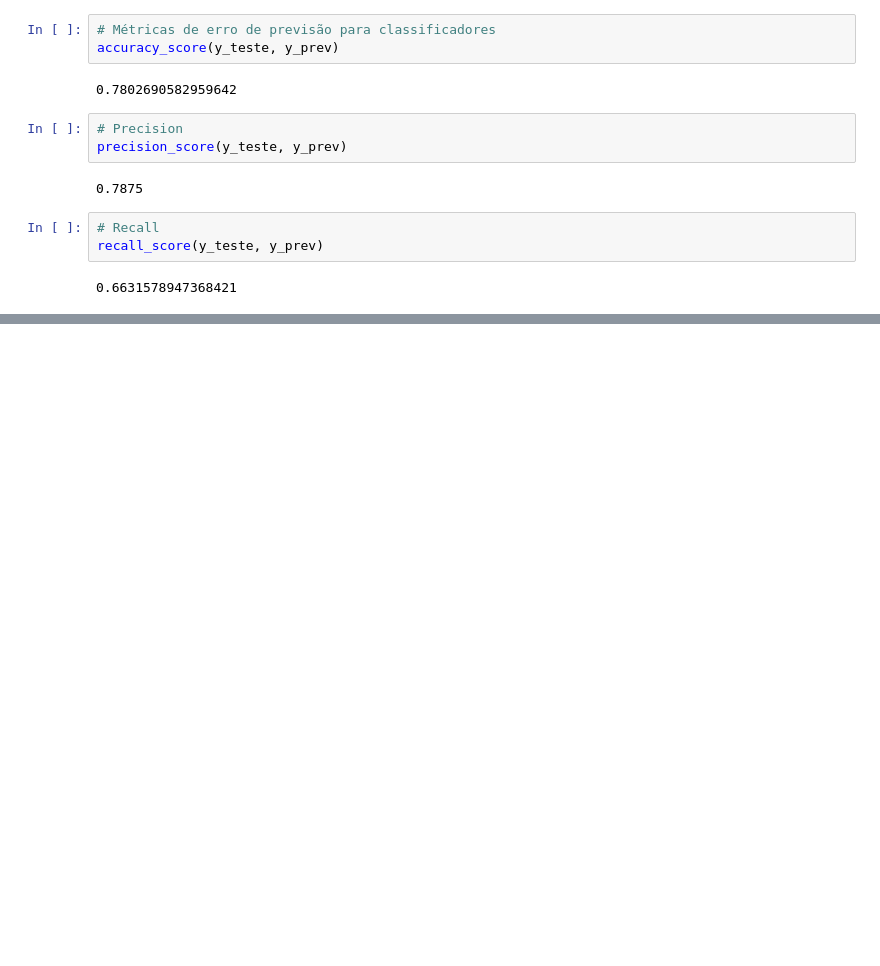
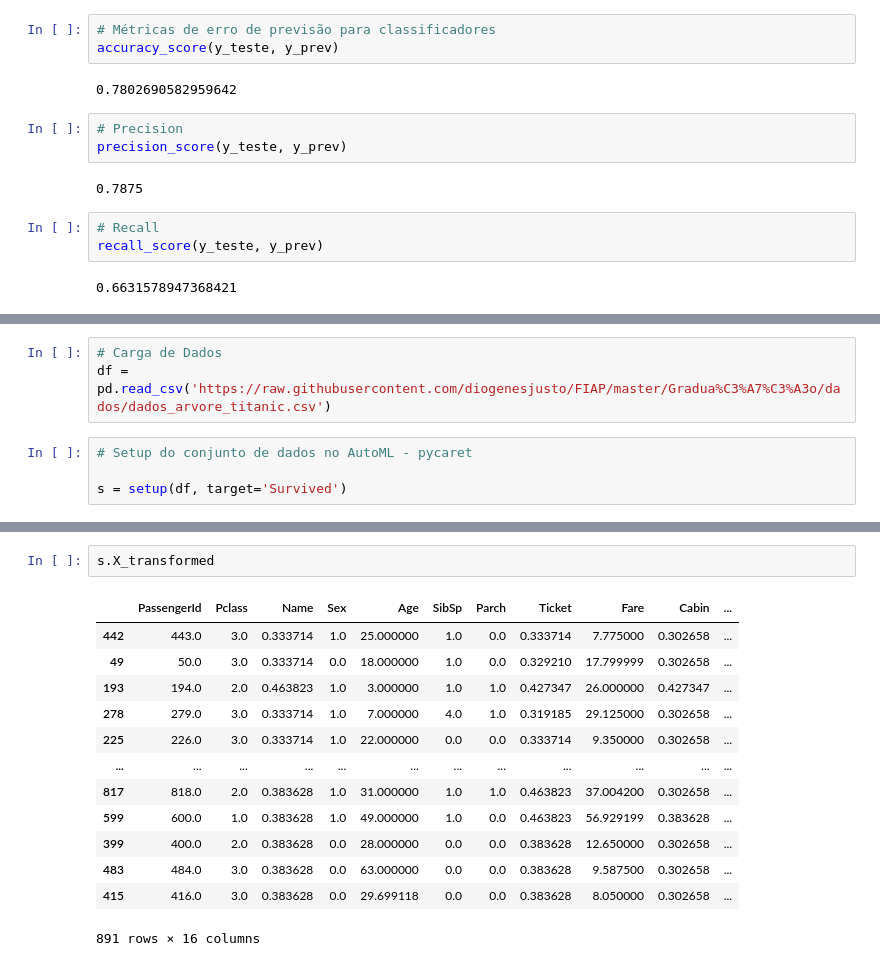
Before and after one commit to f3lipems/big-data-science, a Jupyter notebook: decision_tree.ipynb, the cells around one changed output, grey strips where cells are left out. Saved outputs shown, nothing was run; the diff lists cells and outputs as text; blank space fills up the shorter version.

```diff
--- a/decision_tree.ipynb
+++ b/decision_tree.ipynb
@@ -83,0 +92,7 @@ recall_score(y_teste, y_prev)
+# %%
+# Carga de Dados
+df = pd.read_csv('https://raw.githubusercontent.com/diogenesjusto/FIAP/master/Gradua%C3%A7%C3%A3o/dados/dados_arvore_titanic.csv')
+# %%
+# Setup do conjunto de dados no AutoML - pycaret
+
+s = setup(df, target='Survived')
@@ -83,0 +117,16 @@ recall_score(y_teste, y_prev)
+# %%
+s.X_transformed
+# %% [output]
+|  | PassengerId | Pclass | Name | Sex | Age | SibSp | Parch | Ticket | Fare | Cabin | ... |
+| 442 | 443.0 | 3.0 | 0.333714 | 1.0 | 25.000000 | 1.0 | 0.0 | 0.333714 | 7.775000 | 0.302658 | ... |
+| 49 | 50.0 | 3.0 | 0.333714 | 0.0 | 18.000000 | 1.0 | 0.0 | 0.329210 | 17.799999 | 0.302658 | ... |
+| 193 | 194.0 | 2.0 | 0.463823 | 1.0 | 3.000000 | 1.0 | 1.0 | 0.427347 | 26.000000 | 0.427347 | ... |
+| 278 | 279.0 | 3.0 | 0.333714 | 1.0 | 7.000000 | 4.0 | 1.0 | 0.319185 | 29.125000 | 0.302658 | ... |
+| 225 | 226.0 | 3.0 | 0.333714 | 1.0 | 22.000000 | 0.0 | 0.0 | 0.333714 | 9.350000 | 0.302658 | ... |
+| ... | ... | ... | ... | ... | ... | ... | ... | ... | ... | ... | ... |
+| 817 | 818.0 | 2.0 | 0.383628 | 1.0 | 31.000000 | 1.0 | 1.0 | 0.463823 | 37.004200 | 0.302658 | ... |
+| 599 | 600.0 | 1.0 | 0.383628 | 1.0 | 49.000000 | 1.0 | 0.0 | 0.463823 | 56.929199 | 0.383628 | ... |
+| 399 | 400.0 | 2.0 | 0.383628 | 0.0 | 28.000000 | 0.0 | 0.0 | 0.383628 | 12.650000 | 0.302658 | ... |
+| 483 | 484.0 | 3.0 | 0.383628 | 0.0 | 63.000000 | 0.0 | 0.0 | 0.383628 | 9.587500 | 0.302658 | ... |
+| 415 | 416.0 | 3.0 | 0.383628 | 0.0 | 29.699118 | 0.0 | 0.0 | 0.383628 | 8.050000 | 0.302658 | ... |
+891 rows × 16 columns
```
Also changed, not shown: parts of 7 cells of this notebook.
